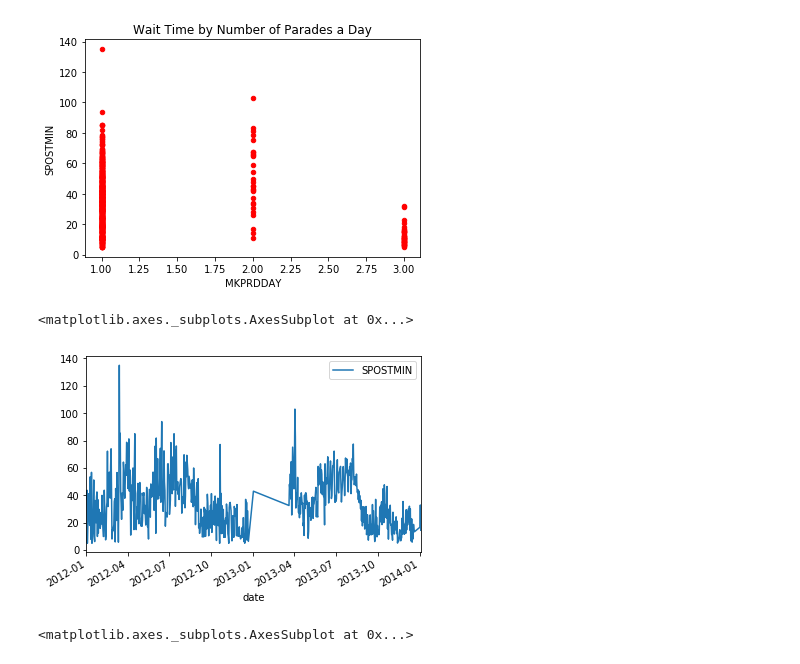
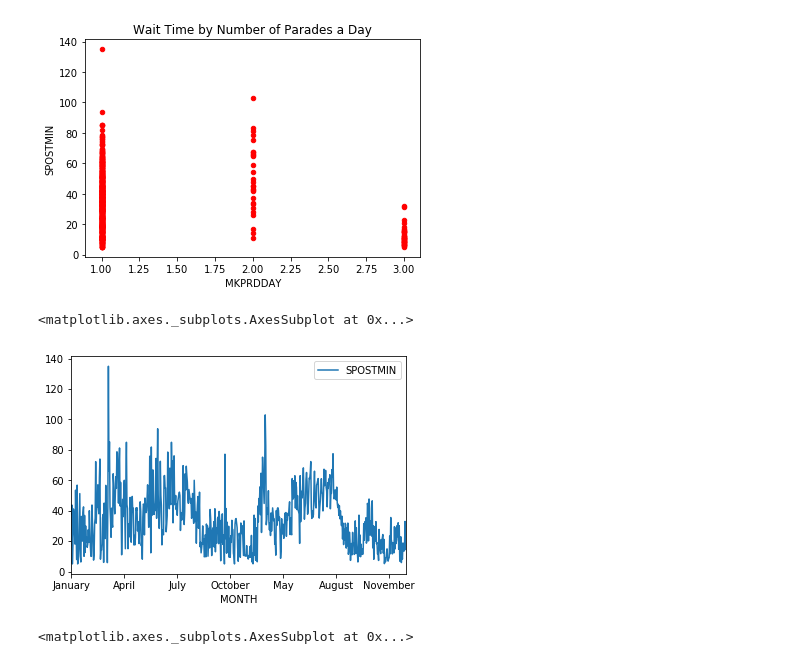
Before and after one commit to daviding11/Splash-Mountain-Wait-Time-Analysis, a Jupyter notebook: DataWrangling-Copy1-LW.ipynb, the cells around one changed output. Drawn from its saved outputs; the diff is of its cells as text; code cells hidden in the pictures.

```diff
--- a/DataWrangling-Copy1-LW.ipynb
+++ b/DataWrangling-Copy1-LW.ipynb
@@ -138,3 +139,9 @@ meta_splash2.head()
 | 3 | 2012-01-04 | 17.142857 | 0 | 4 | 3 | 1 | 1 | 2012 | CHRISTMAS | ... |
 | 4 | 2012-01-05 | 41.153846 | 0 | 5 | 4 | 1 | 1 | 2012 | CHRISTMAS | ... |
 5 rows × 166 columns
+# %%
+# change month and day to names of month and day ie: 1 to Sunday, 1 to January
+meta_splash2['DAY'] = meta_splash2['date'].dt.weekday_name
+meta_splash2['MONTH'] = meta_splash2['date'].dt.month_name()
+
+meta_splash2.head()
@@ -182,11 +298,11 @@ plt.show()
 # %% [output]
 [figure]
 # %%
-#time series plot of wait time compared to date
-dream.plot.line(x='date', y='SPOSTMIN')
+#time series plot of wait time compared to month
+dream.plot.line(x='MONTH', y='SPOSTMIN')
 # %% [output]
 <matplotlib.axes._subplots.AxesSubplot at 0x...>
-[figure, old version]
+[figure, new version]
 # %%
 sns.heatmap(dream.corr()) #heat map correlation
 # %% [output]
```
Also changed, not shown: parts of 13 cells of this notebook, 1 other file.
